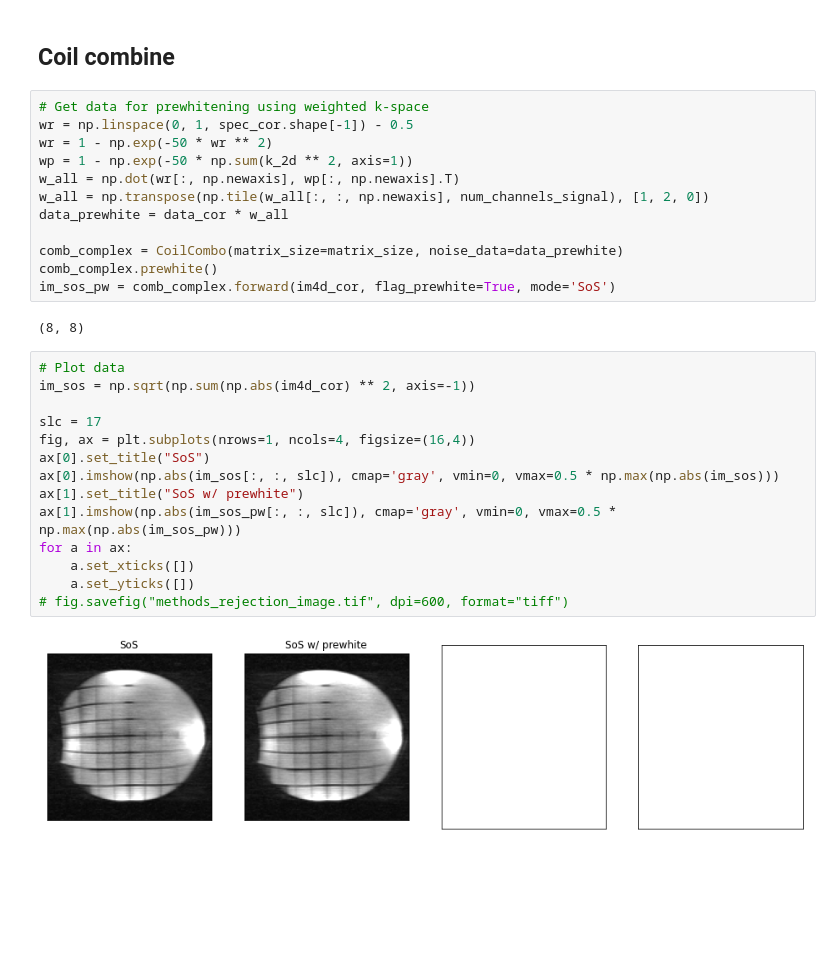
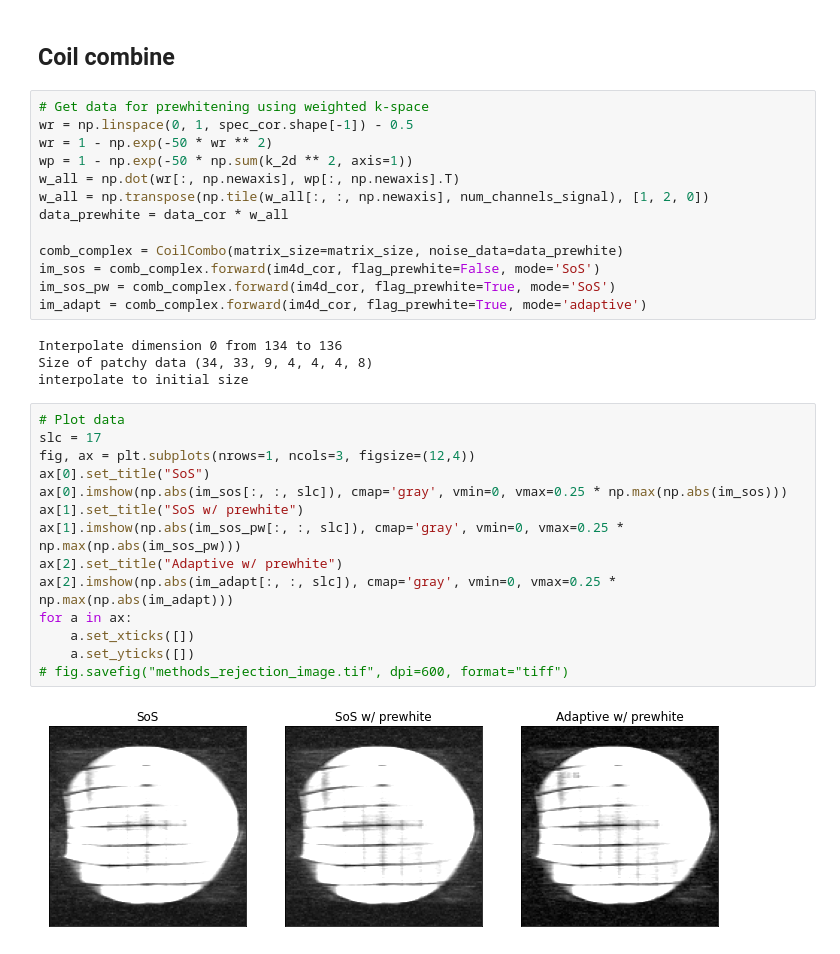
Before and after one commit to haddoc/mrir, a Jupyter notebook: notebooks/coil_combine.ipynb, the cells around one changed output. Drawn from its saved outputs; the diff is of its cells as text; blank space fills up the shorter version.

Commit message:
Adding adaptive combine option

```diff
--- a/notebooks/coil_combine.ipynb
+++ b/notebooks/coil_combine.ipynb
@@ -67,23 +67,26 @@ w_all = np.transpose(np.tile(w_all[:, :, np.newaxis], num_channels_signal), [1,
 data_prewhite = data_cor * w_all
 
 comb_complex = CoilCombo(matrix_size=matrix_size, noise_data=data_prewhite)
-comb_complex.prewhite()
+im_sos = comb_complex.forward(im4d_cor, flag_prewhite=False, mode='SoS')
 im_sos_pw = comb_complex.forward(im4d_cor, flag_prewhite=True, mode='SoS')
+im_adapt = comb_complex.forward(im4d_cor, flag_prewhite=True, mode='adaptive')
 # %% [output]
-(8, 8)
+Interpolate dimension 0 from 134 to 136
+Size of patchy data (34, 33, 9, 4, 4, 4, 8)
+interpolate to initial size
 # %%
 # Plot data
-im_sos = np.sqrt(np.sum(np.abs(im4d_cor) ** 2, axis=-1))
-
 slc = 17
-fig, ax = plt.subplots(nrows=1, ncols=4, figsize=(16,4))
+fig, ax = plt.subplots(nrows=1, ncols=3, figsize=(12,4))
 ax[0].set_title("SoS")
-ax[0].imshow(np.abs(im_sos[:, :, slc]), cmap='gray', vmin=0, vmax=0.5 * np.max(np.abs(im_sos)))
+ax[0].imshow(np.abs(im_sos[:, :, slc]), cmap='gray', vmin=0, vmax=0.25 * np.max(np.abs(im_sos)))
 ax[1].set_title("SoS w/ prewhite")
-ax[1].imshow(np.abs(im_sos_pw[:, :, slc]), cmap='gray', vmin=0, vmax=0.5 * np.max(np.abs(im_sos_pw)))
+ax[1].imshow(np.abs(im_sos_pw[:, :, slc]), cmap='gray', vmin=0, vmax=0.25 * np.max(np.abs(im_sos_pw)))
+ax[2].set_title("Adaptive w/ prewhite")
+ax[2].imshow(np.abs(im_adapt[:, :, slc]), cmap='gray', vmin=0, vmax=0.25 * np.max(np.abs(im_adapt)))
 for a in ax:
     a.set_xticks([])
     a.set_yticks([])
 # fig.savefig("methods_rejection_image.tif", dpi=600, format="tiff")
 # %% [output]
-[figure, old version]
+[figure, new version]
```
Also changed, not shown: 1 other file.
